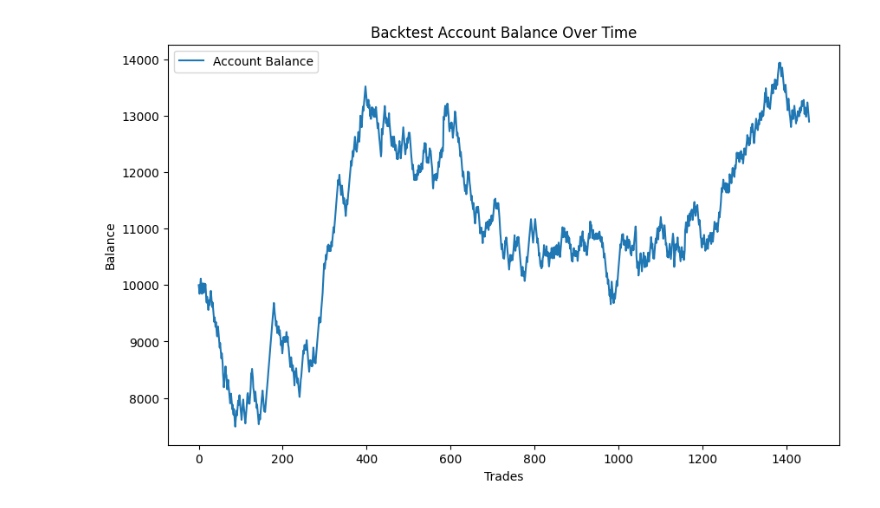
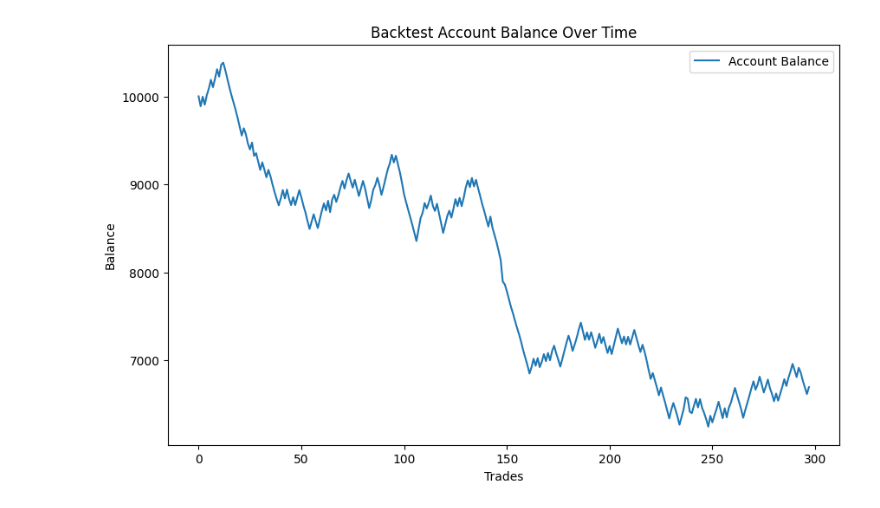
Before and after one commit to morma03/fx_strategy, a Jupyter notebook: notebooks/random_forrest_session.ipynb, the cells around one changed output. Drawn from its saved outputs; the diff is of its cells as text; code cells hidden in the pictures.

```diff
--- a/notebooks/random_forrest_session.ipynb
+++ b/notebooks/random_forrest_session.ipynb
@@ -234,7 +181,7 @@ def run_backtest(df, X_test, y_test, y_pred, initial_balance=10000, lot_size=100
         # Log trade
         trade_log.append({
             'tick': df.iloc[len(df) - len(X_test) + i]['tick_number'],
-            'datetime': df.iloc[len(df) - len(X_test) + i]['datetime'],
+            'datetime': df.iloc[len(df) - len(X_test) + i]['datetime_original'],
             'price': price,
             'predicted': predicted,
             'actual': actual,
@@ -246,24 +193,24 @@ def run_backtest(df, X_test, y_test, y_pred, initial_balance=10000, lot_size=100
     return balance_history, trade_log
 # %%
 # Run backtest -> train:test:backtest=60:40:40, backtest using the new data
-balance_history, trade_log = run_backtest(df.iloc[test_end:], X_backtest, y_backtest, y_pred_backtest)
+balance_history, trade_log = run_backtest(backtest_data, X_backtest, y_backtest, y_pred_backtest)
 
 # Convert trade_log to a DataFrame for easier analysis
 trade_log_df = pd.DataFrame(trade_log)
 
 # Plot balance history
 plt.figure(figsize=(10, 6))
 plt.plot(balance_history, label='Account Balance')
 plt.title('Backtest Account Balance Over Time')
 plt.xlabel('Trades')
 plt.ylabel('Balance')
 plt.legend()
 plt.show()
 
 print(f"Test set size: {len(X_test)}")
 
 # Display trade log
 print(trade_log_df)
 trade_log_df.to_csv(rf'{model_output_filepath}/{year}_{ccy}_{session}_backtesting.csv')
 # %% [output]
-[figure, old version]
+[figure, new version]
```
Also changed, not shown: parts of 2 cells of this notebook.
